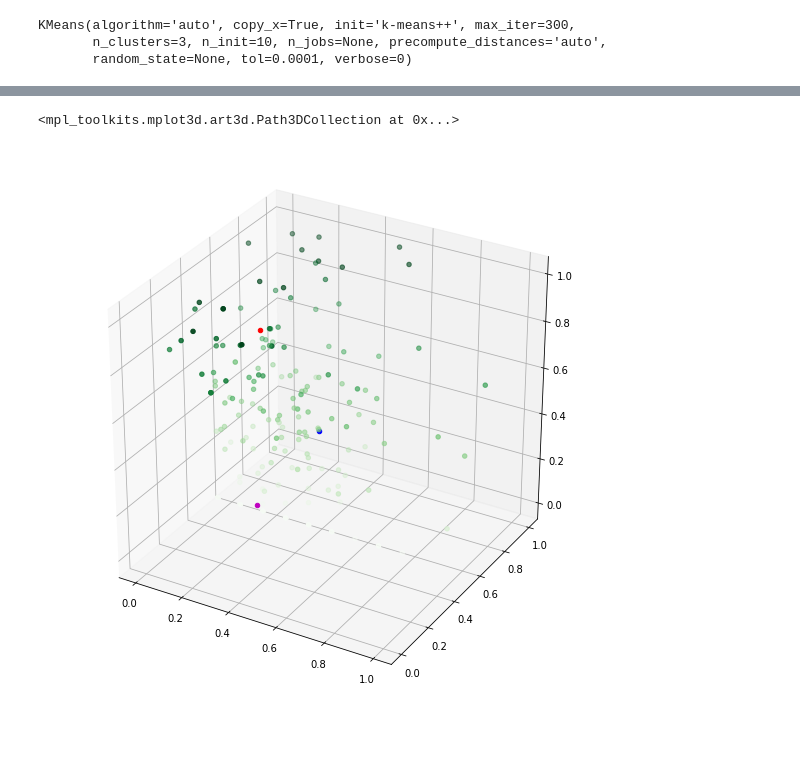
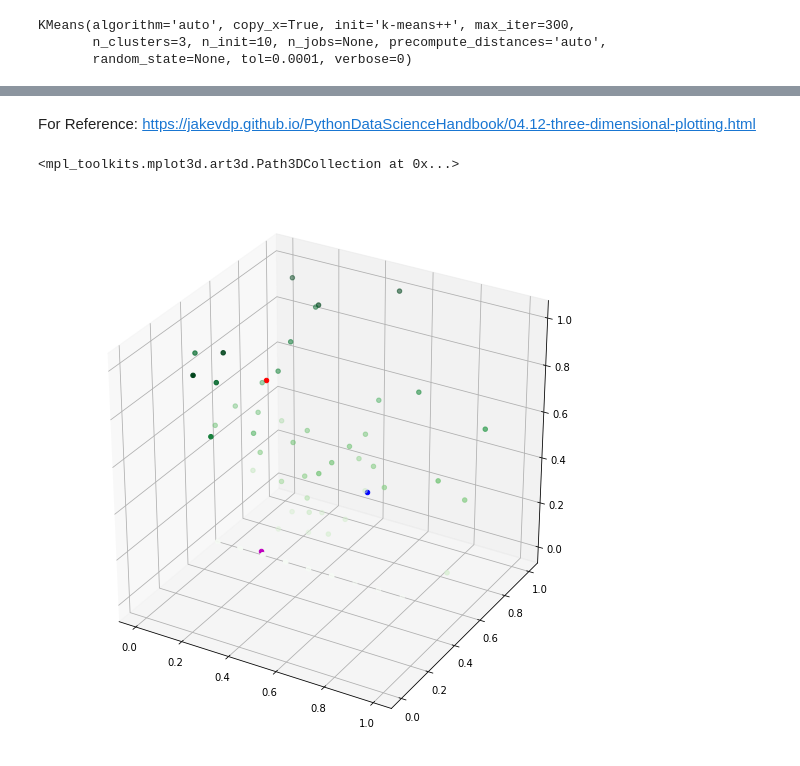
Before and after one commit to malcolmrite-dsi/WSB_Stock_Screener, a Jupyter notebook: Reddit_Stock_Scanner.ipynb, the cells around one changed output, grey strips where cells are left out. Drawn from its saved outputs; the diff is of its cells as text; code cells hidden in the pictures; blank space fills up the shorter version.

```diff
--- a/Reddit_Stock_Scanner.ipynb
+++ b/Reddit_Stock_Scanner.ipynb
@@ -111,9 +112,9 @@ def extract_top_data(self, posts):
 # %% [markdown]
 ## Officially Getting the Data
 # %%
-reddit = authorise_extractor("729210")
+reddit = authorise_extractor("852856")
 
-train_data = extract_top_data(reddit, 300)
+train_data = extract_top_data(reddit, "top" ,100)
 
 print(train_data.head())
 # %% [output]
@@ -229,9 +218,12 @@ True
 # %% [markdown]
 ## Function Declarations
 # %%
-def get_text_blob(title):
+def get_keyword_length(keywords):
+  return len(keywords)
+
+def get_keywords(title):
   header = TextBlob(title)
-  return len(header.noun_phrases)
+  return header.noun_phrases
 
 def get_subjectivity(title):
   header = TextBlob(title)
@@ -281,0 +280,5 @@ For Reference: pypi.org/project/yfinance/
+# %%
+_keywords = train_data["title"].apply(get_keywords)
+train_data = train_data.assign(keywords = _keywords)
+
+train_data.head()
@@ -282,5 +294,5 @@ For Reference: pypi.org/project/yfinance/
 # %%
-_count= train_data["title"].apply(get_text_blob)
+_count= train_data["keywords"].apply(get_keyword_length)
 train_data = train_data.assign(keyword_count = _count)
 
 train_data.head()
@@ -409,17 +416,19 @@ array([0, 0, 1, 1, 2, 0, 2, 1, 0, 1, 0, 0, 2, 0, 0, 0, 1, 0, 0, 0, 0, 1,
+# %% [markdown]
+For Reference: https://jakevdp.github.io/PythonDataScienceHandbook/04.12-three-dimensional-plotting.html
 # %%
 from mpl_toolkits import mplot3d
 # %%
 fig = plt.figure(figsize=(10,10))
 ax = plt.axes(projection='3d')
 
 #Data for three-dimensional scattered points
 ax.scatter3D(data_scaled.iloc[:,0], data_scaled.iloc[:,1], data_scaled.iloc[:,2], c=data_scaled.iloc[:,2], cmap='Greens')
-ax.scatter3D(0.41125   , 0.56150263, 0.38881991, c='b')
-ax.scatter3D(0.17484663, 0.50072853, 0.01878834, c='m')
-ax.scatter3D(0.19824561, 0.49990019, 0.79473936, c='r')
+ax.scatter3D(0.6       , 0.58548721, 0.35950253, c='b')
+ax.scatter3D(0.19285714, 0.50178571, 0.01498016, c='m')
+ax.scatter3D(0.185     , 0.56012397, 0.73813264, c='r')
 # %% [output]
 <mpl_toolkits.mplot3d.art3d.Path3DCollection at 0x...>
-[figure, old version]
+[figure, new version]
 # %%
 plt.figure(figsize=(9,9))
 plt.scatter(train_data.timestamp, train_data.keyword_count)
```
Also changed, not shown: parts of 28 cells of this notebook.
